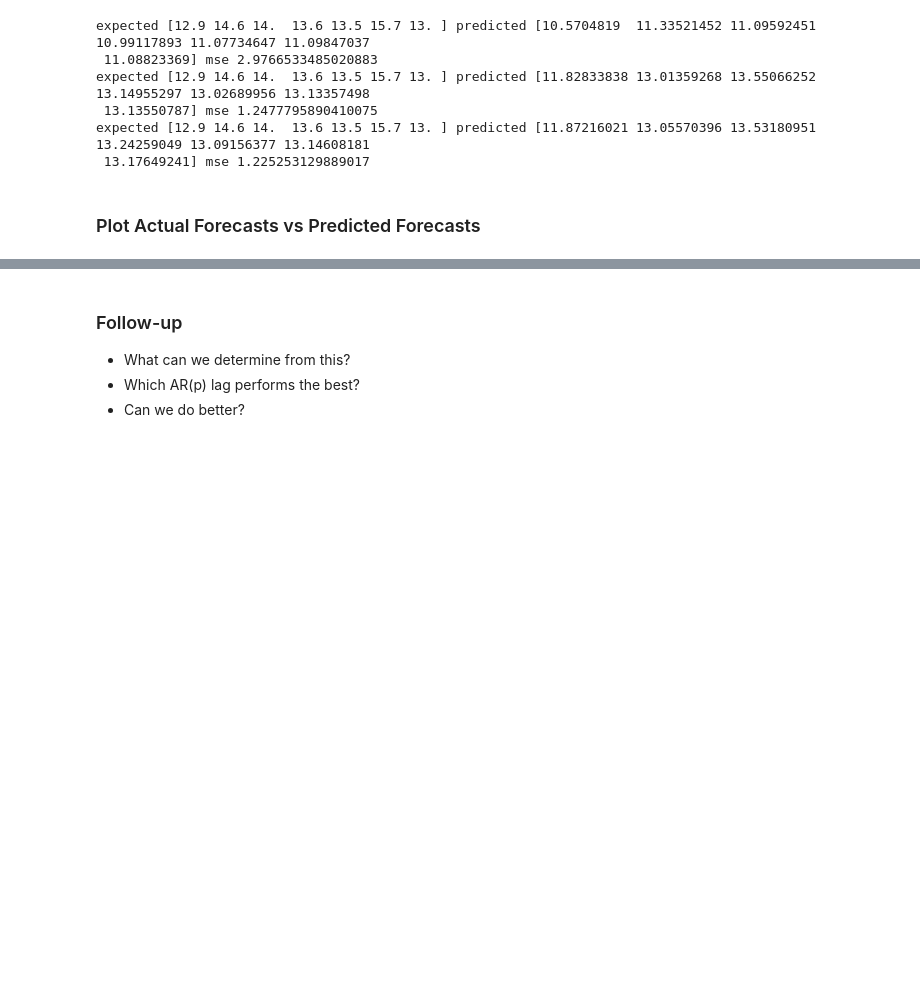
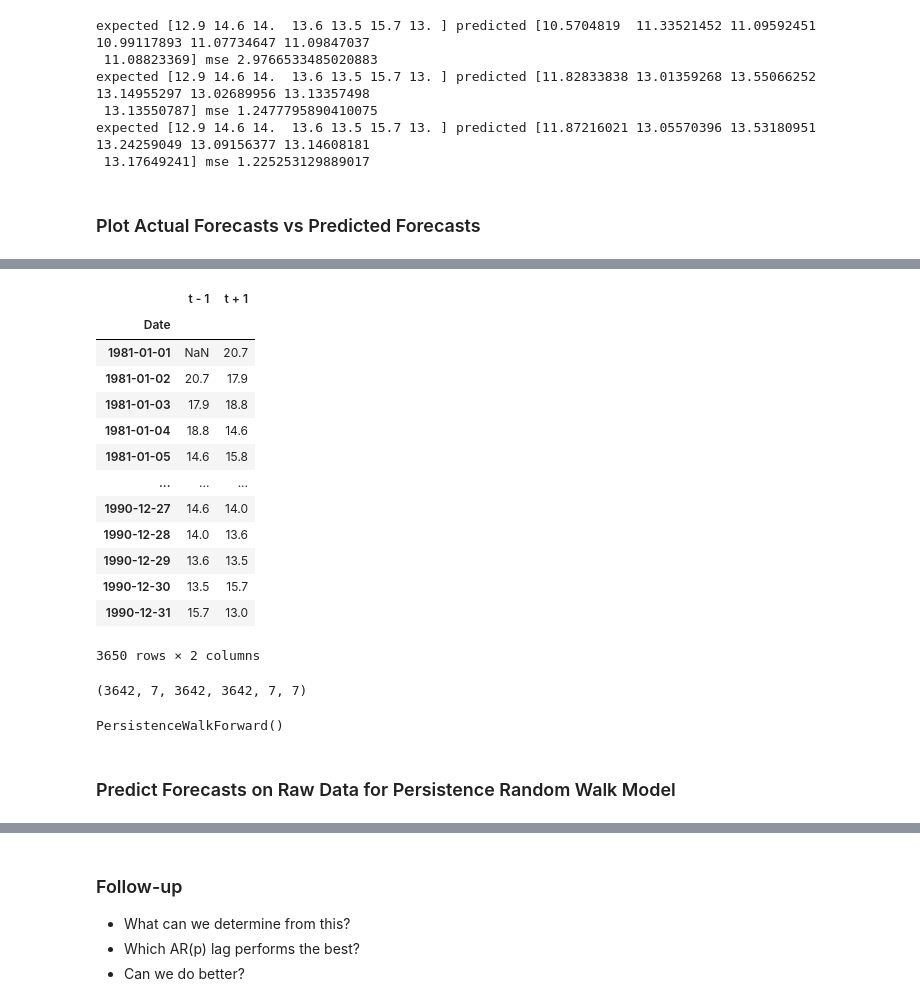
Before and after one commit to Brinkley97/applied_time_series_and_machine_learning, a Jupyter notebook: framework_for_time_series_data/real_world_investigations-temperature.ipynb, the cells around one changed output, grey strips where cells are left out. Drawn from its saved outputs; the diff is of its cells as text; code cells hidden in the pictures; blank space fills up the shorter version.

```diff
--- a/framework_for_time_series_data/real_world_investigations-temperature.ipynb
+++ b/framework_for_time_series_data/real_world_investigations-temperature.ipynb
@@ -224,0 +269,18 @@ EvaluationMetric.plot_forecast(expected_forecast, predictions, lags_to_test)
+# %%
+temp_lags_df.columns = ['t - 1', 't + 1']
+temp_lags_df
+# %% [output]
+|  | t - 1 | t + 1 |
+| Date |  |  |
+| 1981-01-01 | NaN | 20.7 |
+| 1981-01-02 | 20.7 | 17.9 |
+| 1981-01-03 | 17.9 | 18.8 |
+| 1981-01-04 | 18.8 | 14.6 |
+| 1981-01-05 | 14.6 | 15.8 |
+| ... | ... | ... |
+| 1990-12-27 | 14.6 | 14.0 |
+| 1990-12-28 | 14.0 | 13.6 |
+| 1990-12-29 | 13.6 | 13.5 |
+| 1990-12-30 | 13.5 | 15.7 |
+| 1990-12-31 | 15.7 | 13.0 |
+3650 rows × 2 columns
@@ -224,0 +292,11 @@ EvaluationMetric.plot_forecast(expected_forecast, predictions, lags_to_test)
+# %%
+len(train), len(test), len(train_X), len(train_y), len(test_X), len(test_y)
+# %% [output]
+(3642, 7, 3642, 3642, 7, 7)
+# %%
+prw_model = PersistenceWalkForward()
+prw_model
+# %% [output]
+PersistenceWalkForward()
+# %% [markdown]
+### Predict Forecasts on Raw Data for Persistence Random Walk Model
```
Also changed, not shown: parts of 15 cells of this notebook.
